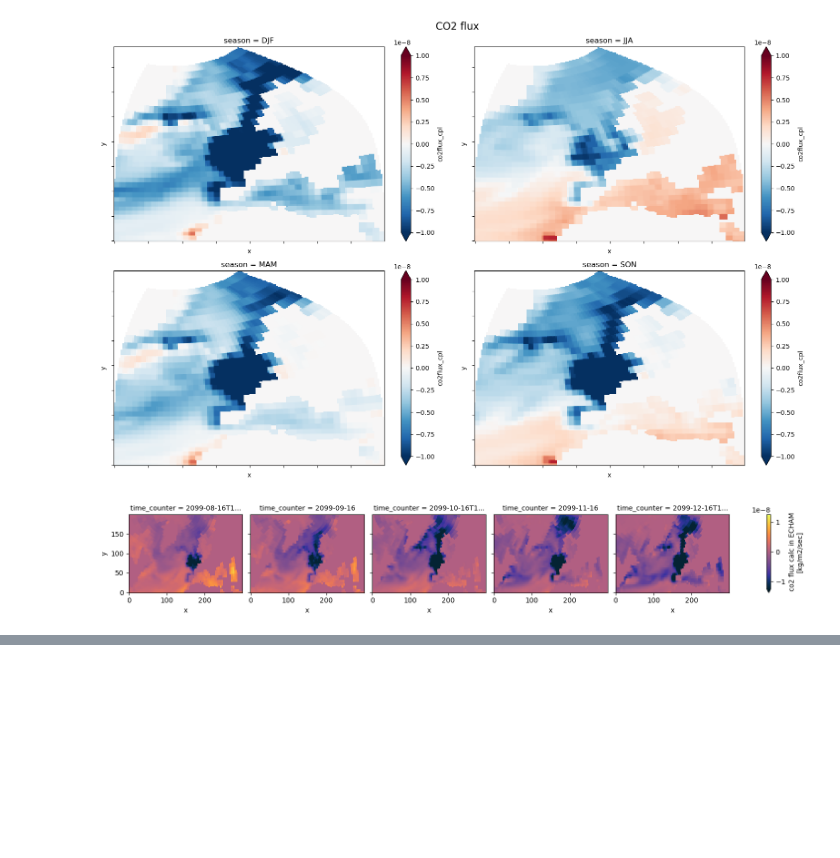
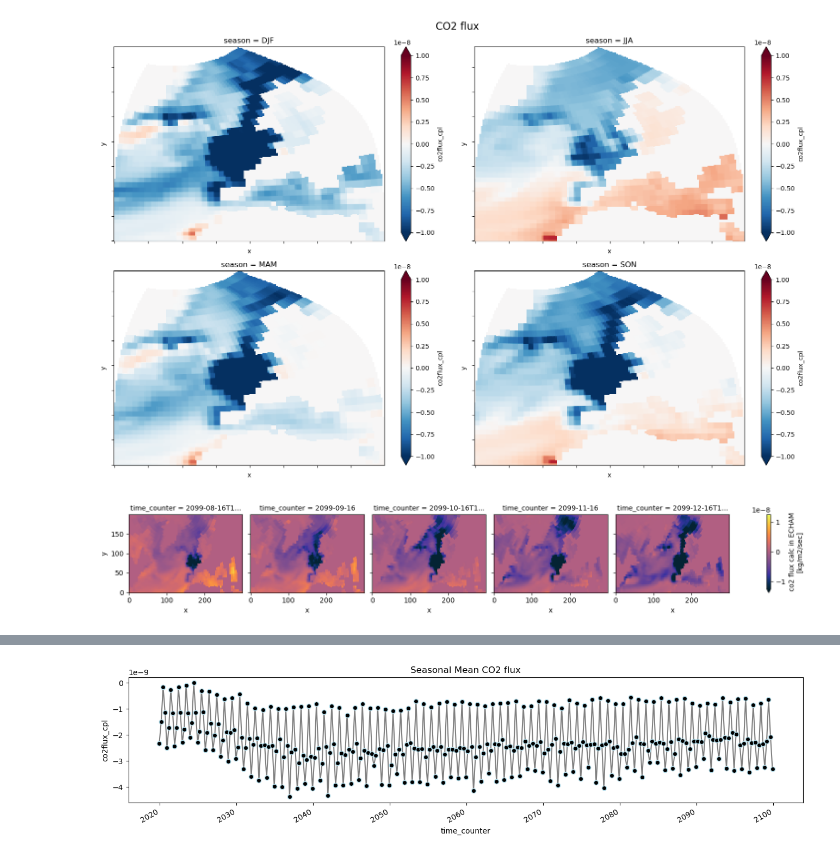
Before and after one commit to chiaraciscato/MScThesis, a Jupyter notebook: CO2flux_OAE.ipynb, the cells around one changed output, grey strips where cells are left out. Drawn from its saved outputs; the diff is of its cells as text; code cells hidden in the pictures; blank space fills up the shorter version.

```diff
--- a/CO2flux_OAE.ipynb
+++ b/CO2flux_OAE.ipynb
@@ -303,0 +319,10 @@ with xr.open_dataset(ds) as xadf:
+# %%
+f, ax = plt.subplots(figsize=(16, 3))
+co2flux_seasonal_mean.plot(marker="o",
+                        color="grey",
+                        markerfacecolor="black",
+                        markeredgecolor="lightblue")
+ax.set(title="Seasonal Mean CO2 flux")
+plt.show()
+# %% [output]
+[figure, added]
```
Also changed, not shown: parts of 12 cells of this notebook, 5 other files.
